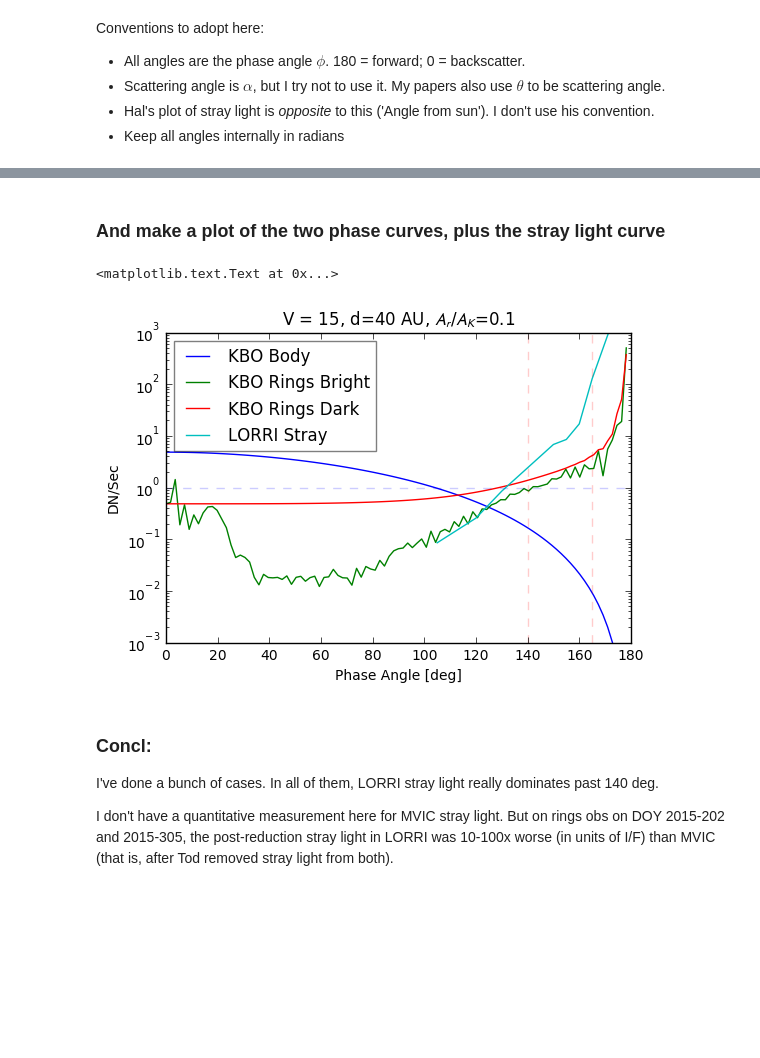
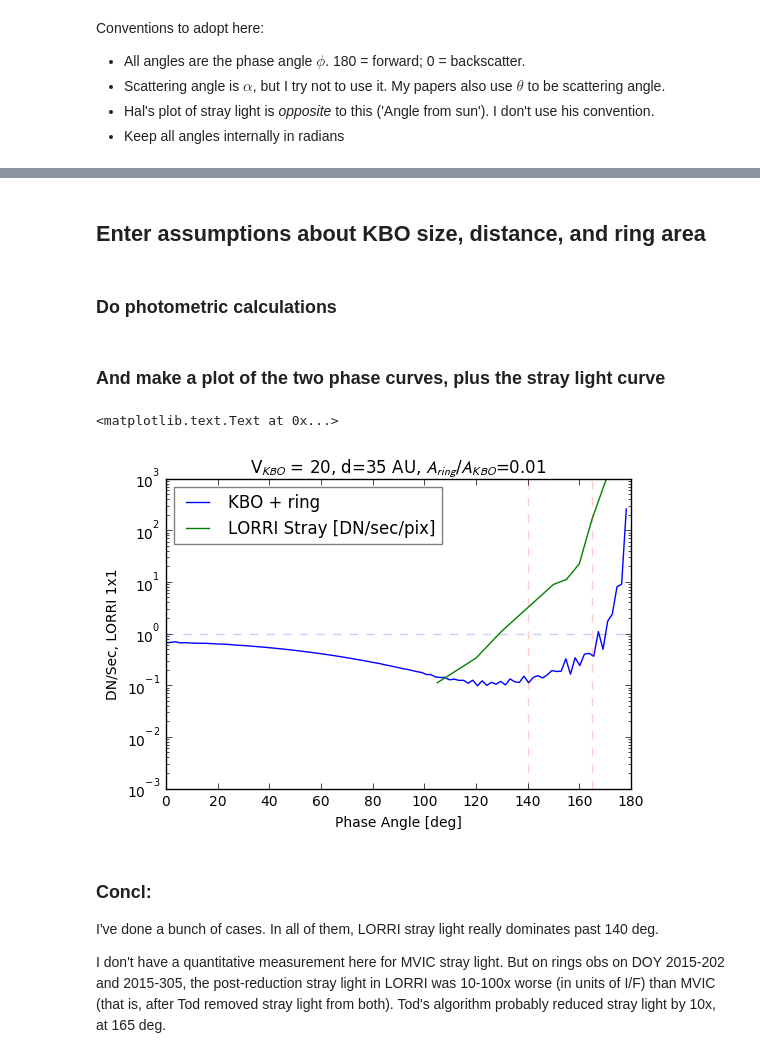
Before and after one commit to henrythroop/NH_Jring, a Jupyter notebook: KEM KBO Planning.ipynb, the cells around one changed output, grey strips where cells are left out. Saved outputs shown, nothing was run; the diff lists cells and outputs as text; code cells hidden in the pictures; blank space fills up the shorter version.

Commit message:
Improved ring modeling and plots.

```diff
--- a/KEM KBO Planning.ipynb
+++ b/KEM KBO Planning.ipynb
@@ -119,5 +131,5 @@ plt.show()
 # %%
-def phase_function_lambert(alpha):
+def phase_function_lambert(phi):
     '''Returns phase function, given phase angle phi in radians. '''
     return (8/(3*math.pi) * (np.sin(phi) + (math.pi - phi)*np.cos(phi) ))
 # %% [markdown]
@@ -151,4 +165,9 @@ def phase_function_mie(x, n_refract, phi):
 # %%
-phi       = np.array(range(100))*math.pi/100 # Phase angles
-n_refract = complex(1.5, 5e-4)
-x         = np.array([40, 50, 60, 52, 55]) # Make a phase function that is a sum of all of these X values
+num_phi   = 100
+phi       = np.array(range(num_phi))*math.pi/num_phi # Phase angles
+n_refract = complex(1.5, 1e-2)                       # Refractive index. Not really critical what we choose.
+x         = np.array([40, 50, 52, 55, 60])           # Make a phase function that is a mean of all of these X values
+
+
+p11_lambert    = phase_function_lambert(phi)                         # Solid body, lambertian curve
+p11_mie        = phase_function_mie(x, n_refract, phi)               # 'Normal' dusty rings
@@ -168,41 +174,43 @@ v=
+# %% [markdown]
+## Enter assumptions about KBO size, distance, and ring area
+# %%
+V               = 20  # Magnitude of KBO. Typical magnitudes, as seen from NH, are 15-20.
+dist            = 35  # Orbital distance, in AU. KBO flybys are mostly 2017 - 2018, at distances 37 .. 42 AU.
+ratio_ring_body = 0.01 # Brightness ratio, at backscatter. (ie, area ratio of rings : central_body)
+# %% [markdown]
+### Do photometric calculations
 # %%
-V    = 15              # Magnitude of KBO. But hang on -- is this from NH, or from ground, or what? What phase angle, etc?
-dist = 40              # Orbital distance, in AU. KBO flybys are mostly 2017 - 2018, at distances 37 .. 42 AU.
-dist_pluto_ca = 33     # Distance of the Pluto close-approach, in AU
+# Create the phase function for the KBO body.
+# S = count rate, in DN/sec
 
-# Create the phase function for the KBO body
-
-S_kbo         = math.exp((PHOTZPT - V)/2.5) # Calculate DN/sec for an unresolved source of a given mag, LORRI
+S_kbo         = math.exp((PHOTZPT - V)/2.5)            # Calculate LORRI DN/sec for unresolved source of a given mag
 S_kbo_lambert = p11_lambert * (S_kbo / p11_lambert[0]) # Multiply this by a Lambertian phase func
 
-# Create the phase function for the KBO rings
+# Create the phase function for the KBO rings. Use two models, for a dark and light ring
 
-ratio_ring_body = 0.1           # Brightness ratio, at backscatter. (ie, area ratio of rings : central_body)
-
-S_kbo_mie_bright = p11_mie_bright * (S_kbo / p11_mie_bright[0]) * ratio_ring_body
-S_kbo_mie_dark   = p11_mie_dark   * (S_kbo / p11_mie_dark[0])   * ratio_ring_body
+S_kbo_mie     = p11_mie * (S_kbo / p11_mie[0]) * ratio_ring_body
 # %% [markdown]
 ### And make a plot of the two phase curves, plus the stray light curve
 # %%
-plt.plot(phi*r2d,       S_kbo_lambert,       label = 'KBO Body')
-plt.plot(phi*r2d,       S_kbo_mie_bright,    label = 'KBO Rings Bright')
-plt.plot(phi*r2d,       S_kbo_mie_dark,      label = 'KBO Rings Dark')
-plt.plot(phi_stray*r2d, S_stray_lorri_pluto * (dist_pluto_ca/dist)**2, label = 'LORRI Stray')
+# plt.plot(phi*r2d,       S_kbo_lambert,       label = 'KBO Body [DN/sec]')
+# plt.plot(phi*r2d,       S_kbo_mie,           label = 'KBO Rings [DN/sec]')
+plt.plot(phi*r2d,       S_kbo_lambert + S_kbo_mie, label = 'KBO + ring' )
+plt.plot(phi_stray*r2d, S_stray_lorri_pluto * (dist_pluto_ca/dist)**2, label = 'LORRI Stray [DN/sec/pix]')
 plt.axhline(y=1, linestyle='--', alpha=0.2)                  # Horizontal dashed line at 1 DN/sec
 plt.axvline(x=165, linestyle='--', color='red', alpha=0.2)   # Vertical dashed line at departure asymptote
 plt.axvline(x=140, linestyle='--', color='red', alpha=0.2)   # Vertical dashed line at 140 deg (end of KBO 2016 obs)
 
-plt.ylabel('DN/Sec')
+plt.ylabel('DN/Sec, LORRI 1x1')
 plt.xlabel('Phase Angle [deg]')
 plt.yscale('log')
 plt.legend(framealpha=0.5, loc = 'upper left')
 plt.ylim((1e-3, 1000))
-plt.title('V = {}, d={} AU, $A_r$/$A_K$={}'.format(V, dist, ratio_ring_body))
+plt.title('V$_{{KBO}}$ = {}, d={} AU, $A_{{ring}}$/$A_{{KBO}}$={}'.format(V, dist, ratio_ring_body))
 # %% [output]
 <matplotlib.text.Text at 0x...>
-[figure, old version]
+[figure, new version]
 # %% [markdown]
 ### Concl:
 I've done a bunch of cases. In all of them, LORRI stray light really dominates past 140 deg.
 
-I don't have a quantitative measurement here for MVIC stray light. But on rings obs on DOY 2015-202 and 2015-305, the post-reduction stray light in LORRI was 10-100x worse (in units of I/F) than MVIC (that is, after Tod removed stray light from both).
+I don't have a quantitative measurement here for MVIC stray light. But on rings obs on DOY 2015-202 and 2015-305, the post-reduction stray light in LORRI was 10-100x worse (in units of I/F) than MVIC (that is, after Tod removed stray light from both). Tod's algorithm probably reduced stray light by 10x, at 165 deg.
```
Also changed, not shown: parts of 39 cells of this notebook.
